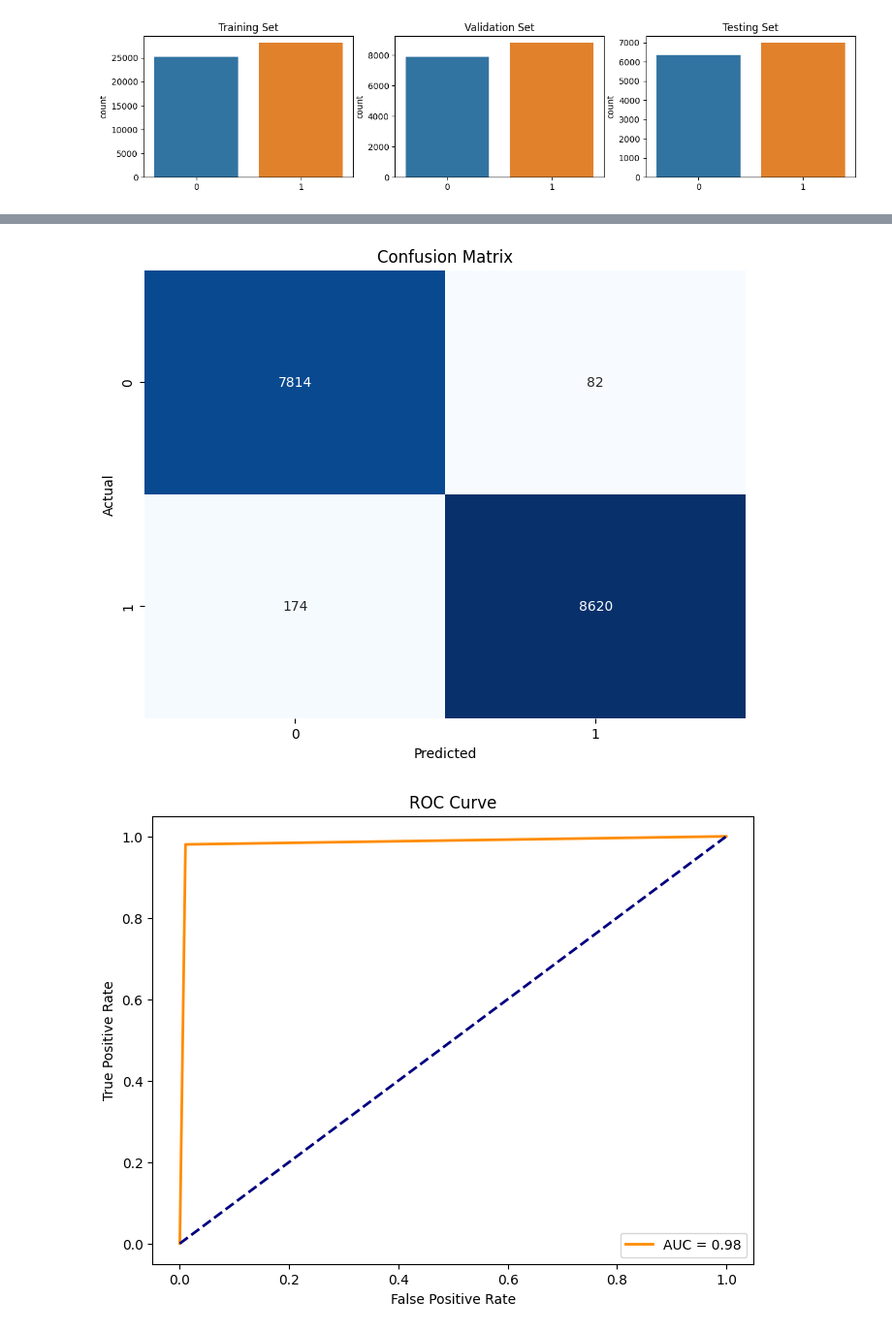
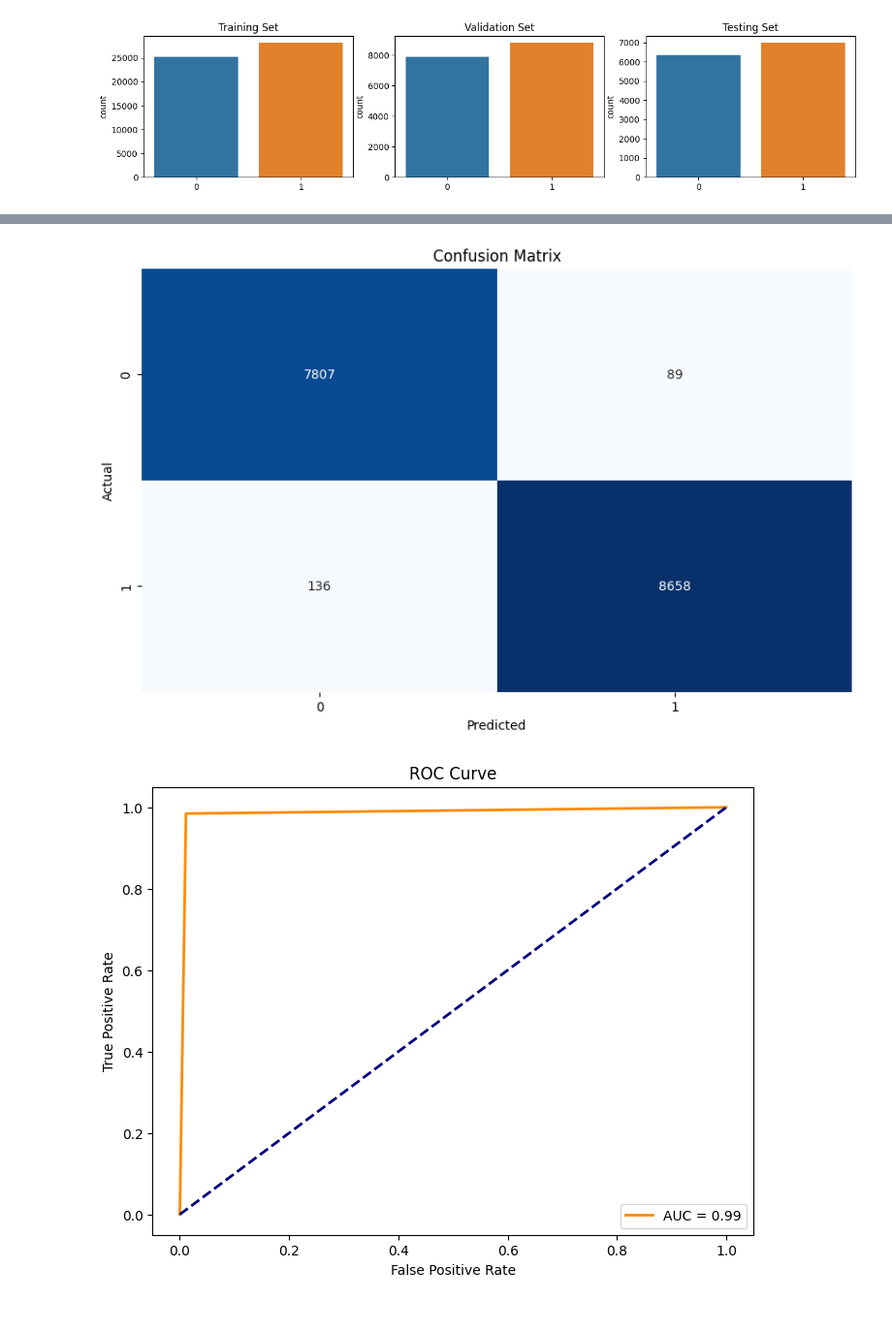
Before and after one commit to eediker/Spam-Detector-APP, a Jupyter notebook: Model-Training.ipynb, the cells around one changed output, grey strips where cells are left out. Shown at 97% size. Drawn from its saved outputs; the diff is of its cells as text; code cells hidden in the pictures.

```diff
--- a/Model-Training.ipynb
+++ b/Model-Training.ipynb
@@ -21,6 +21,6 @@ Successfully installed huggingface-hub-0.17.3 safetensors-0.4.0 tokenizers-0.14.
 # %%
 import pandas as pd
-df = pd.read_csv('/content/drive/MyDrive/set/combined_data.csv')
+df = pd.read_csv('combined_data.csv')
 df
 # %% [output]
 |  | label | text |
@@ -188,7 +190,7 @@ train_loader = DataLoader(train_dataset, batch_size=16, shuffle=True)
 test_loader = DataLoader(test_dataset,batch_size = 8,shuffle=True)
 val_loader = DataLoader(val_dataset,batch_size = 8,shuffle=True)
 
-optim = torch.optim.AdamW(model.parameters(), lr=2e-6)
+optim = torch.optim.AdamW(model.parameters(), lr=1e-6)
 
 training_losses = []
 validation_losses = []
@@ -214,8 +216,9 @@ for epoch in range(2):
 
       training_losses.append(loss.item())
 
-      if step % 500 == 0:
+      if step % 150 == 0:
         print(f'Training - Epoch: {epoch}, Step: {step}, Loss: {loss.item()}')
+
 
   # Validation
   model.eval()
@@ -229,10 +232,9 @@ for epoch in range(2):
       val_outputs = model(input_ids, attention_mask=attention_mask, labels=labels)
       val_loss += val_outputs[0].item()
       val_steps += 1
-
       average_val_loss = val_loss / val_steps
       validation_losses.append(average_val_loss)
 
-      if val_steps % 300 == 0:
+      if val_steps % 50 == 0:
         print(f'Validation - Epoch: {epoch}, Average Loss: {average_val_loss}')
 # %% [output]
@@ -268,17 +273,13 @@ with torch.no_grad():
         average_test_loss = test_loss / test_steps
         testing_losses.append(average_test_loss)
 
-        if test_steps % 150 == 0:
+        if test_steps % 100 == 0:
           print(f'Test - Average Loss: {average_test_loss}')
 
         # Collecting predictions and labels for further analysis
         testing_predictions.extend(torch.argmax(test_outputs.logits, dim=1).cpu().numpy())
         testing_labels.extend(labels.cpu().numpy())
 
-        del input_ids, attention_mask, labels, test_outputs
-        torch.cuda.empty_cache()
-
-# Calculate accuracy on the test set
 test_accuracy = accuracy_score(testing_labels, testing_predictions)
 print(f'Test Accuracy: {test_accuracy}')
 # %% [output]
@@ -357,14 +445,14 @@ plt.show()
 # %%
 from sklearn.metrics import confusion_matrix
 cm = confusion_matrix(testing_labels, testing_predictions)
 
-plt.figure(figsize=(8, 6))
+plt.figure(figsize=(10, 6))
 sns.heatmap(cm, annot=True, fmt="d", cmap="Blues", cbar=False)
 plt.title('Confusion Matrix')
 plt.xlabel('Predicted')
 plt.ylabel('Actual')
 plt.show()
 # %% [output]
-[figure, old version]
+[figure, new version]
 # %%
 from sklearn.metrics import roc_curve, auc
```
Also changed, not shown: parts of 22 cells of this notebook.
